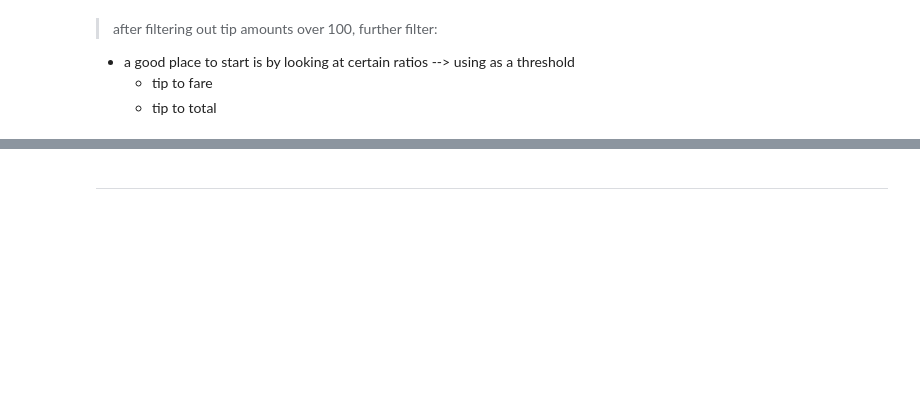
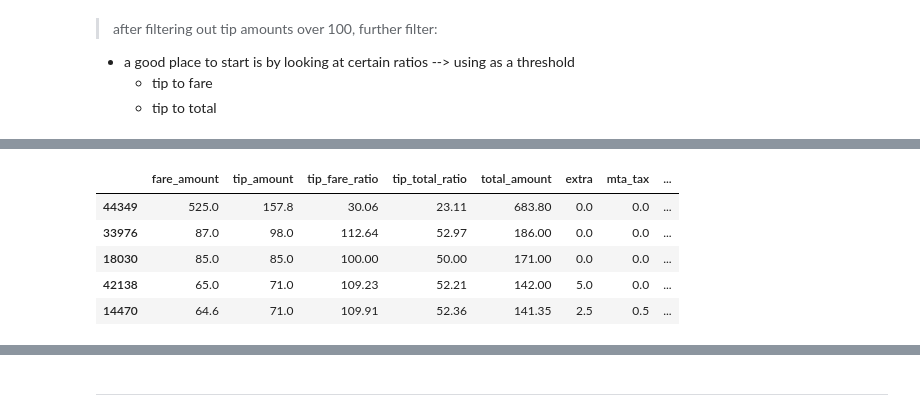
Before and after one commit to jjen1/nyc-taxis-trends, a Jupyter notebook: notebooks/yellow_taxis_eda.ipynb, the cells around one changed output, grey strips where cells are left out. Drawn from its saved outputs; the diff is of its cells as text; code cells hidden in the pictures; blank space fills up the shorter version.

```diff
--- a/notebooks/yellow_taxis_eda.ipynb
+++ b/notebooks/yellow_taxis_eda.ipynb
@@ -1017,2 +1027,11 @@ manhattan_tips.head()  # checking the final dataframe after filtering out the ex
 # %%
-# turn all that into a function to apply to the other boroughs
+# repeating the same process for Queens
+queens_tips = borough_tip_cleaned(queens_cleaned)
+queens_tips.head()
+# %% [output]
+|  | fare_amount | tip_amount | tip_fare_ratio | tip_total_ratio | total_amount | extra | mta_tax | ... |
+| 44349 | 525.0 | 157.8 | 30.06 | 23.11 | 683.80 | 0.0 | 0.0 | ... |
+| 33976 | 87.0 | 98.0 | 112.64 | 52.97 | 186.00 | 0.0 | 0.0 | ... |
+| 18030 | 85.0 | 85.0 | 100.00 | 50.00 | 171.00 | 0.0 | 0.0 | ... |
+| 42138 | 65.0 | 71.0 | 109.23 | 52.21 | 142.00 | 5.0 | 0.0 | ... |
+| 14470 | 64.6 | 71.0 | 109.91 | 52.36 | 141.35 | 2.5 | 0.5 | ... |
```
Also changed, not shown: parts of 42 cells of this notebook, 1 other file.
